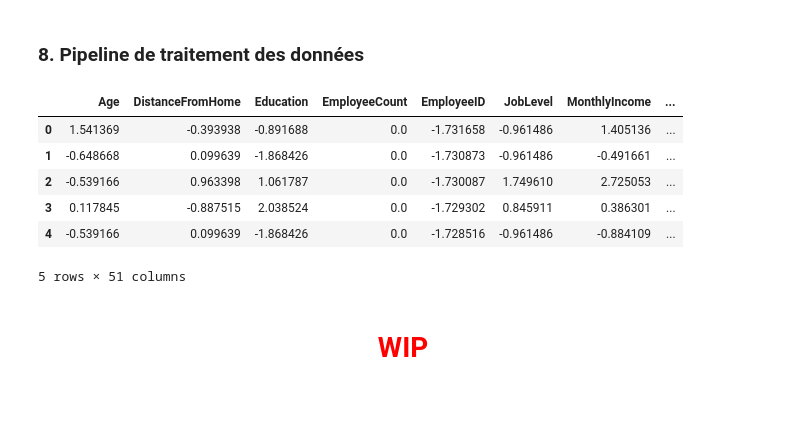
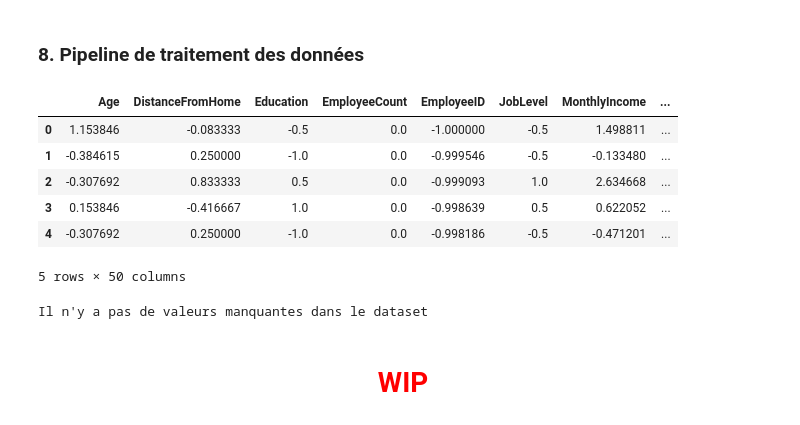
Before and after one commit to warren-gaure/projet-ia, a Jupyter notebook: notebooks/Livrable.ipynb, the cells around one changed output. Saved outputs shown, nothing was run; the diff lists cells and outputs as text; code cells hidden in the pictures.

Commit message:
chore: pipeline

```diff
--- a/notebooks/Livrable.ipynb
+++ b/notebooks/Livrable.ipynb
@@ -334,44 +334,68 @@ cat_features = categorical_columns.tolist()
 
 
 # Pipeline pour les variables numériques
 num_pipeline = Pipeline([
     ('imputer', SimpleImputer(strategy='median')),
-    ('scaler', StandardScaler())
+    #https://scikit-learn.org/1.6/modules/generated/sklearn.preprocessing.RobustScaler.html
+    ('scaler', RobustScaler())
 ])
+
 
 # Pipeline pour les variables catégorielles
 cat_pipeline = Pipeline([
     ('imputer', SimpleImputer(strategy='most_frequent')),
     ('encoder', OneHotEncoder(handle_unknown='ignore'))
 ])
 
+# Pipeline spécifique pour la colonne Attrition
+attrition_pipeline = Pipeline([
+    ('imputer', SimpleImputer(strategy='most_frequent')),
+    ('bool_transform', FunctionTransformer(lambda x: x == 'Yes', validate=False))
+])
+
 # Pipeline de preprocessing
 preprocessor = ColumnTransformer([
     ('num', num_pipeline, num_features),
-    ('cat', cat_pipeline, cat_features)
+    ('cat', cat_pipeline, [col for col in cat_features if col != 'Attrition']),
+    ('cat_specific', attrition_pipeline, ['Attrition'])
 ])
 
 
 # Appliquer la transformation sur les données d'origine
 company_transformed_df = preprocessor.fit_transform(company_df)
 
-# Récupérer les noms des nouvelles colonnes après transformation
+# Récupérer les noms des nouvelles colonnes catégorielles (OneHotEncoder)
 cat_encoder = preprocessor.named_transformers_['cat'].named_steps['encoder']
-cat_one_hot_columns = cat_encoder.get_feature_names_out(cat_features).tolist()
+cat_one_hot_columns = cat_encoder.get_feature_names_out([col for col in cat_features if col != 'Attrition']).tolist()
+
+# Ajouter la colonne `Attrition` traitée
+final_columns = num_features + cat_one_hot_columns + ['Attrition']
 
 # Créer le DataFrame transformé
-processed_df = pd.DataFrame(company_transformed_df, columns=num_features + cat_one_hot_columns)
+processed_df = pd.DataFrame(company_transformed_df, columns=final_columns)
 
 # Afficher les premières lignes du DataFrame transformé
 processed_df.head()
 # %% [output]
 |  | Age | DistanceFromHome | Education | EmployeeCount | EmployeeID | JobLevel | MonthlyIncome | ... |
-| 0 | 1.541369 | -0.393938 | -0.891688 | 0.0 | -1.731658 | -0.961486 | 1.405136 | ... |
-| 1 | -0.648668 | 0.099639 | -1.868426 | 0.0 | -1.730873 | -0.961486 | -0.491661 | ... |
-| 2 | -0.539166 | 0.963398 | 1.061787 | 0.0 | -1.730087 | 1.749610 | 2.725053 | ... |
-| 3 | 0.117845 | -0.887515 | 2.038524 | 0.0 | -1.729302 | 0.845911 | 0.386301 | ... |
-| 4 | -0.539166 | 0.099639 | -1.868426 | 0.0 | -1.728516 | -0.961486 | -0.884109 | ... |
+| 0 | 1.153846 | -0.083333 | -0.5 | 0.0 | -1.000000 | -0.5 | 1.498811 | ... |
+| 1 | -0.384615 | 0.250000 | -1.0 | 0.0 | -0.999546 | -0.5 | -0.133480 | ... |
+| 2 | -0.307692 | 0.833333 | 0.5 | 0.0 | -0.999093 | 1.0 | 2.634668 | ... |
+| 3 | 0.153846 | -0.416667 | 1.0 | 0.0 | -0.998639 | 0.5 | 0.622052 | ... |
+| 4 | -0.307692 | 0.250000 | -1.0 | 0.0 | -0.998186 | -0.5 | -0.471201 | ... |
-5 rows × 51 columns
+5 rows × 50 columns
+# %%
+
+if (processed_df.isnull().sum() > 0).any():
+    missing_values = processed_df.isnull().sum()[processed_df.isnull().sum() > 0]
+    missing_percentage = (missing_values / len(processed_df) * 100).round(2)
+    print("Valeurs manquantes par colonne :")
+    for col in missing_values.index:
+        print(f"{col} : {missing_values[col]} valeurs ({missing_percentage[col]}%)")
+else:
+    print("Il n'y a pas de valeurs manquantes dans le dataset")
+# %% [output]
+Il n'y a pas de valeurs manquantes dans le dataset
 # %% [markdown]
 # <font color="red"><center>**WIP**</center></font>
 # %%
```
Also changed, not shown: parts of 1 cell of this notebook.
